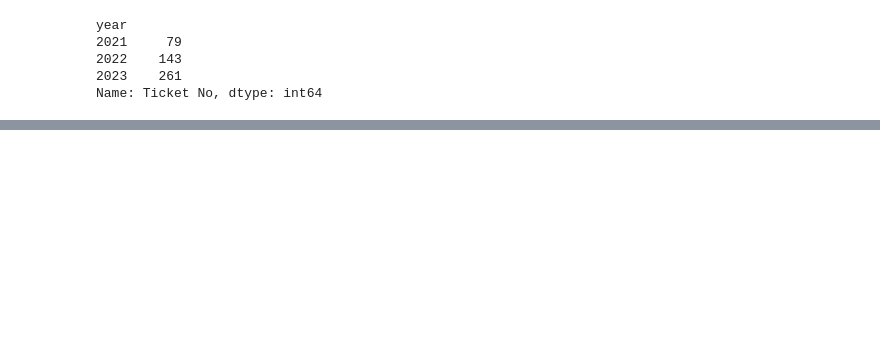
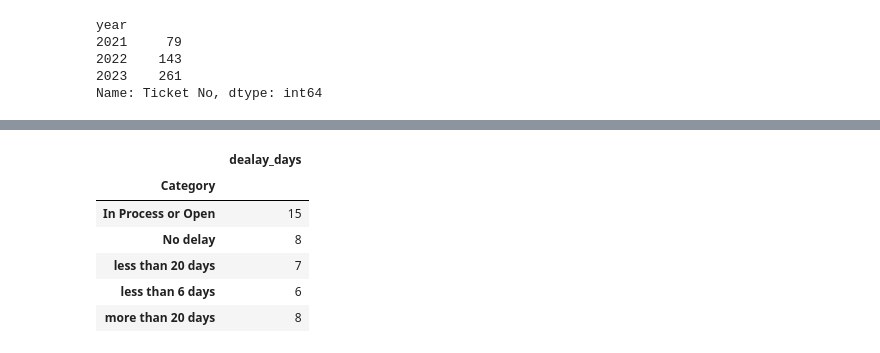
Before and after one commit to ratankj/streamlit_accen_tickets, a Jupyter notebook: code_stremlit.ipynb, the cells around one changed output, grey strips where cells are left out. Cells and saved outputs as stored; diff of their text form; code cells hidden in the pictures; blank space fills up the shorter version.

```diff
--- a/code_stremlit.ipynb
+++ b/code_stremlit.ipynb
@@ -180,0 +252,12 @@ Name: Ticket No, dtype: int64
+# %%
+ticket_hist= ticket_df[ticket_df['year'].isin([2022,2023]) & ticket_df['Priority'].isin(['High','Medium']) & ticket_df['Issue Type'].isin(['Excess/less Consumption','Notification Related'])].groupby('Category')['dealay_days'].count()
+# %%
+pd.DataFrame(ticket_hist)
+# %% [output]
+|  | dealay_days |
+| Category |  |
+| In Process or Open | 15 |
+| No delay | 8 |
+| less than 20 days | 7 |
+| less than 6 days | 6 |
+| more than 20 days | 8 |
```
Also changed, not shown: parts of 27 cells of this notebook, 2 other files.
